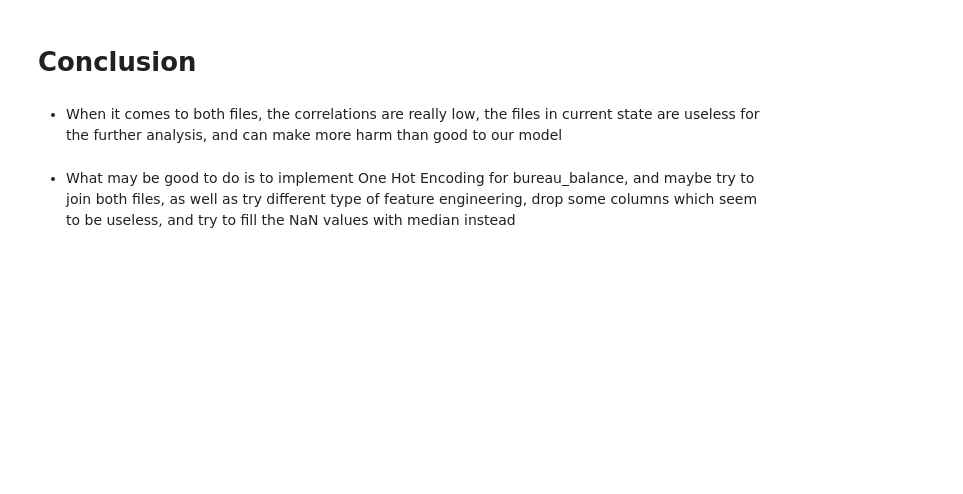
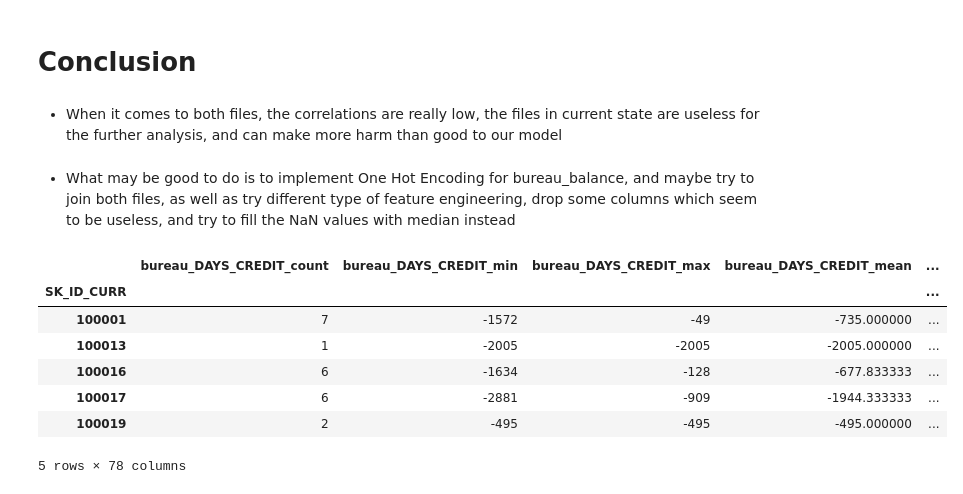
Before and after one commit to IML-Project/Home_Credit_Default_Risk_Project, a Jupyter notebook: bureaus_analysis.ipynb, the cells around one changed output. Drawn from its saved outputs; the diff is of its cells as text; code cells hidden in the pictures; blank space fills up the shorter version.

```diff
--- a/bureaus_analysis.ipynb
+++ b/bureaus_analysis.ipynb
@@ -117,8 +117,8 @@ bureau = bureau.drop(['CREDIT_CURRENCY'], axis=1)
 # %%
-bureau['CREDIT_ACTIVE'] = bureau['CREDIT_ACTIVE'].replace(to_replace='Active', value=1)
-bureau['CREDIT_ACTIVE'] = bureau['CREDIT_ACTIVE'].replace(to_replace='Closed', value=0)
-bureau['CREDIT_ACTIVE'] = bureau['CREDIT_ACTIVE'].replace(to_replace='Sold', value=0)
-bureau['CREDIT_ACTIVE'] = bureau['CREDIT_ACTIVE'].replace(to_replace='Bad debt', value=0)
+#bureau['CREDIT_ACTIVE'] = bureau['CREDIT_ACTIVE'].replace(to_replace='Active', value=1)
+#bureau['CREDIT_ACTIVE'] = bureau['CREDIT_ACTIVE'].replace(to_replace='Closed', value=0)
+#bureau['CREDIT_ACTIVE'] = bureau['CREDIT_ACTIVE'].replace(to_replace='Sold', value=0)
+#bureau['CREDIT_ACTIVE'] = bureau['CREDIT_ACTIVE'].replace(to_replace='Bad debt', value=0)
 # %% [markdown]
 * Let's look at the changes
 # %%
@@ -202,13 +206,17 @@ dtype: int64
 # %% [markdown]
 * I'm going to simply replace the NaN values with zeros
 # %%
-bureau['DAYS_CREDIT_ENDDATE'].replace(np.nan, 0, inplace=True)
-bureau['DAYS_ENDDATE_FACT'].replace(np.nan, 0, inplace=True)
-bureau['AMT_CREDIT_MAX_OVERDUE'].replace(np.nan, 0, inplace=True)
-bureau['AMT_CREDIT_SUM'].replace(np.nan, 0, inplace=True)
-bureau['AMT_CREDIT_SUM_DEBT'].replace(np.nan, 0, inplace=True)
-bureau['AMT_CREDIT_SUM_LIMIT'].replace(np.nan, 0, inplace=True)
-bureau['AMT_ANNUITY'].replace(np.nan, 0, inplace=True)
+#bureau['DAYS_CREDIT_ENDDATE'].replace(np.nan, 0, inplace=True)
+#bureau['DAYS_ENDDATE_FACT'].replace(np.nan, 0, inplace=True)
+#bureau['AMT_CREDIT_MAX_OVERDUE'].replace(np.nan, 0, inplace=True)
+#bureau['AMT_CREDIT_SUM'].replace(np.nan, 0, inplace=True)
+#bureau['AMT_CREDIT_SUM_DEBT'].replace(np.nan, 0, inplace=True)
+#bureau['AMT_CREDIT_SUM_LIMIT'].replace(np.nan, 0, inplace=True)
+#bureau['AMT_ANNUITY'].replace(np.nan, 0, inplace=True)
+
+from Functions.DataPreperation import fill_missing_values
+
+fill_missing_values(bureau, mean = False)
 # %%
 bureau.isnull().sum()
 # %% [output]
@@ -382,0 +404,11 @@ Name: TARGET, dtype: float64
+# %%
+bureau_numeric.head(5)
+# %% [output]
+|  | bureau_DAYS_CREDIT_count | bureau_DAYS_CREDIT_min | bureau_DAYS_CREDIT_max | bureau_DAYS_CREDIT_mean | ... |
+| SK_ID_CURR |  |  |  |  | ... |
+| 100001 | 7 | -1572 | -49 | -735.000000 | ... |
+| 100013 | 1 | -2005 | -2005 | -2005.000000 | ... |
+| 100016 | 6 | -1634 | -128 | -677.833333 | ... |
+| 100017 | 6 | -2881 | -909 | -1944.333333 | ... |
+| 100019 | 2 | -495 | -495 | -495.000000 | ... |
+5 rows × 78 columns
```
Also changed, not shown: parts of 22 cells of this notebook, 8 other files.
